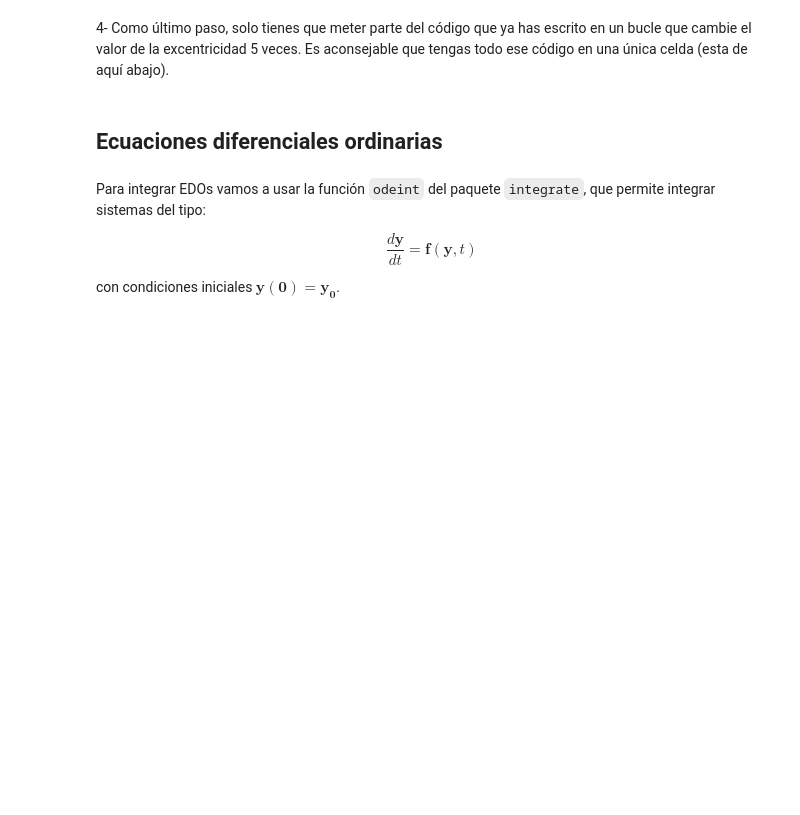
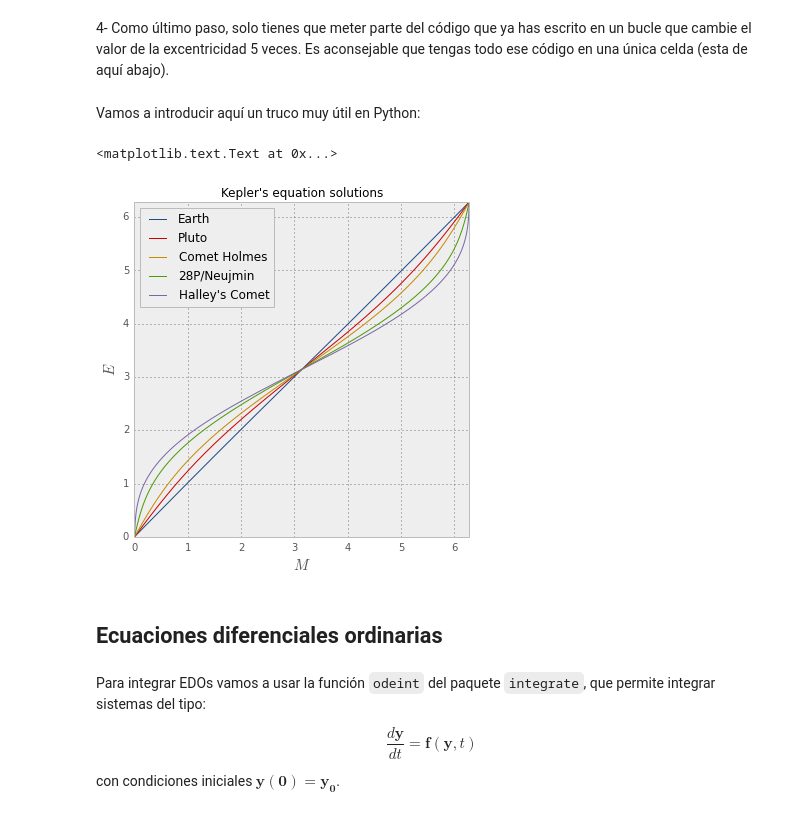
Before and after one commit to AeroPython/Curso_AeroPython, a Jupyter notebook: Notebooks/Clase4b_Ecuaciones-no-lineales-EDOs.ipynb, the cells around one changed output. Cells and saved outputs as stored; diff of their text form; code cells hidden in the pictures; blank space fills up the shorter version.

```diff
--- a/Notebooks/Clase4b_Ecuaciones-no-lineales-EDOs.ipynb
+++ b/Notebooks/Clase4b_Ecuaciones-no-lineales-EDOs.ipynb
@@ -79,5 +180,30 @@ Para ello utilizaremos el método de Newton (secante).
 # %% [markdown]
 4- Como último paso, solo tienes que meter parte del código que ya has escrito en un bucle que cambie el valor de la excentricidad 5 veces. Es aconsejable que tengas todo ese código en una única celda (esta de aquí abajo).
+# %% [markdown]
+Vamos a introducir aquí un truco muy útil en Python:
+# %%
+M = np.linspace(0, 2 * np.pi, N)
+sol = np.zeros_like(M)
+
+fig, ax = plt.subplots(figsize=(6, 6))
+
+for ee in 0.0167, 0.249, 0.432, 0.775, 0.967:
+    # Para cada valor de excentricidad sobreescribimos el array sol
+    for ii in range(N):
+        sol[ii] = optimize.newton(F, sol[ii - 1], args=(ee, M[ii]))
+    ax.plot(M, sol)
+
+ax.set_xlim(0, 2 * np.pi)
+ax.set_ylim(0, 2 * np.pi)
+ax.set_xlabel("$M$", fontsize=15)
+ax.set_ylabel("$E$", fontsize=15)
+ax.set_aspect(1)
+ax.grid(True)
+ax.legend(["Earth", "Pluto", "Comet Holmes", "28P/Neujmin", "Halley's Comet"], loc=2)
+ax.set_title("Kepler's equation solutions")
+# %% [output]
+<matplotlib.text.Text at 0x...>
+[figure, added]
 # %% [markdown]
 ## Ecuaciones diferenciales ordinarias
 # %% [markdown]
```
Also changed, not shown: parts of 35 cells of this notebook.
